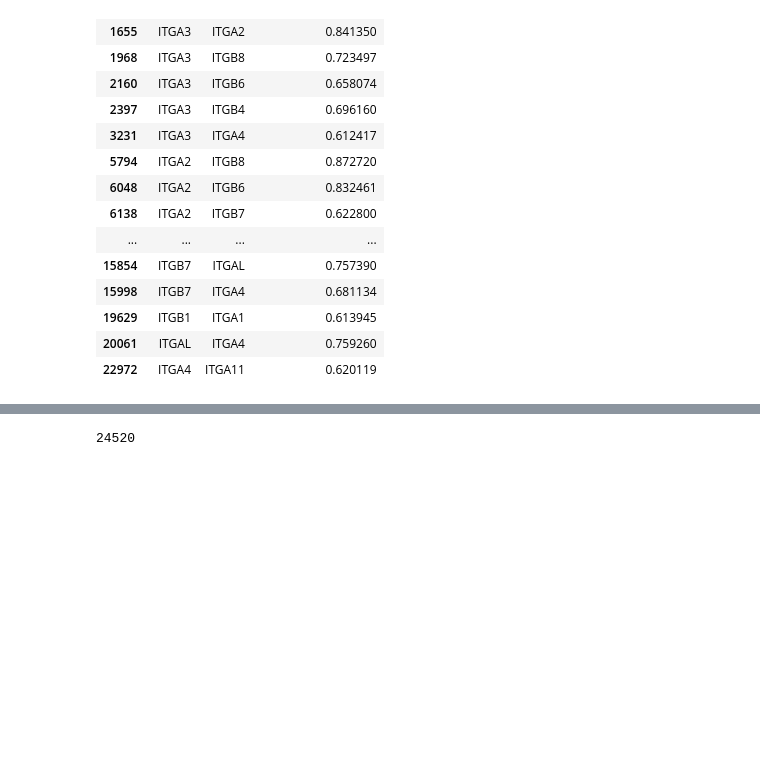
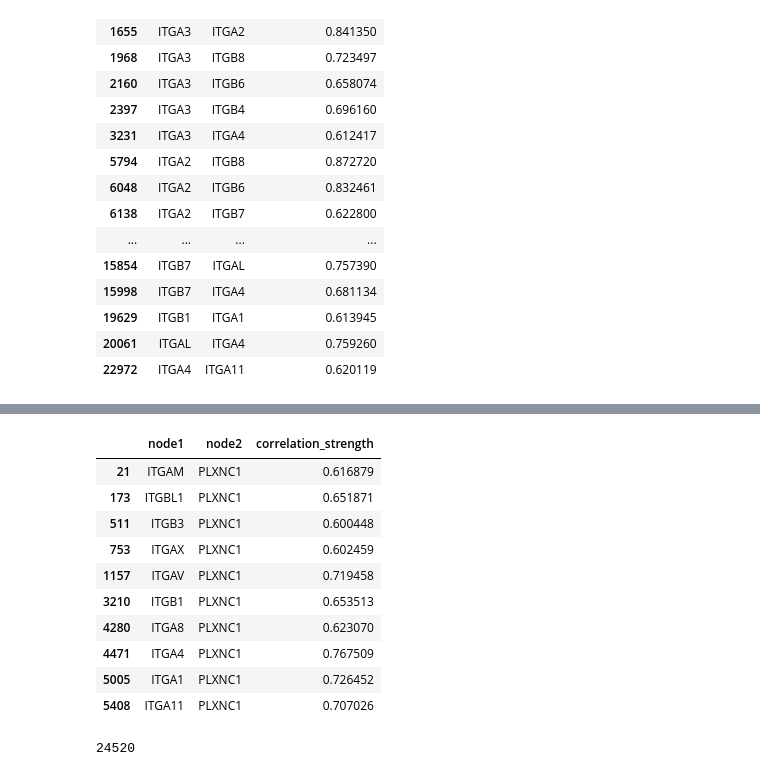
Before and after one commit to hshadman/integrin_expression_data_mining, a Jupyter notebook: jesse_code/gene_networking_analysis_BRCA_v2_(gtex_males_excluded).ipynb, the cells around one changed output, grey strips where cells are left out. Saved outputs shown, nothing was run; the diff lists cells and outputs as text; code cells hidden in the pictures; blank space fills up the shorter version.

```diff
--- a/jesse_code/gene_networking_analysis_BRCA_v2_(gtex_males_excluded).ipynb
+++ b/jesse_code/gene_networking_analysis_BRCA_v2_(gtex_males_excluded).ipynb
@@ -1052,0 +1100,4 @@ gtex_network_df
+# %%
+for gene in gtex_network_df['node2'].value_counts()[gtex_network_df['node2'].value_counts()>=9].index:
+    if gtex_network_df[gtex_network_df.node2==gene].correlation_strength.mean()>=0.75:
+        print(gene, gtex_network_df[gtex_network_df.node2==gene].correlation_strength.mean())
@@ -1124,3 +1193,17 @@ tcga_primtum_all_network_df
+# %%
+tcga_primtum_all_network_df[tcga_primtum_all_network_df['node2'] == 'PLXNC1']
+# %% [output]
+|  | node1 | node2 | correlation_strength |
+| 21 | ITGAM | PLXNC1 | 0.616879 |
+| 173 | ITGBL1 | PLXNC1 | 0.651871 |
+| 511 | ITGB3 | PLXNC1 | 0.600448 |
+| 753 | ITGAX | PLXNC1 | 0.602459 |
+| 1157 | ITGAV | PLXNC1 | 0.719458 |
+| 3210 | ITGB1 | PLXNC1 | 0.653513 |
+| 4280 | ITGA8 | PLXNC1 | 0.623070 |
+| 4471 | ITGA4 | PLXNC1 | 0.767509 |
+| 5005 | ITGA1 | PLXNC1 | 0.726452 |
+| 5408 | ITGA11 | PLXNC1 | 0.707026 |
 # %%
 G_normal = nx.from_pandas_edgelist(gtex_network_df,'node1','node2')
 G_cancer = nx.from_pandas_edgelist(tcga_primtum_all_network_df,'node1','node2')
```
Also changed, not shown: parts of 7 cells of this notebook.
